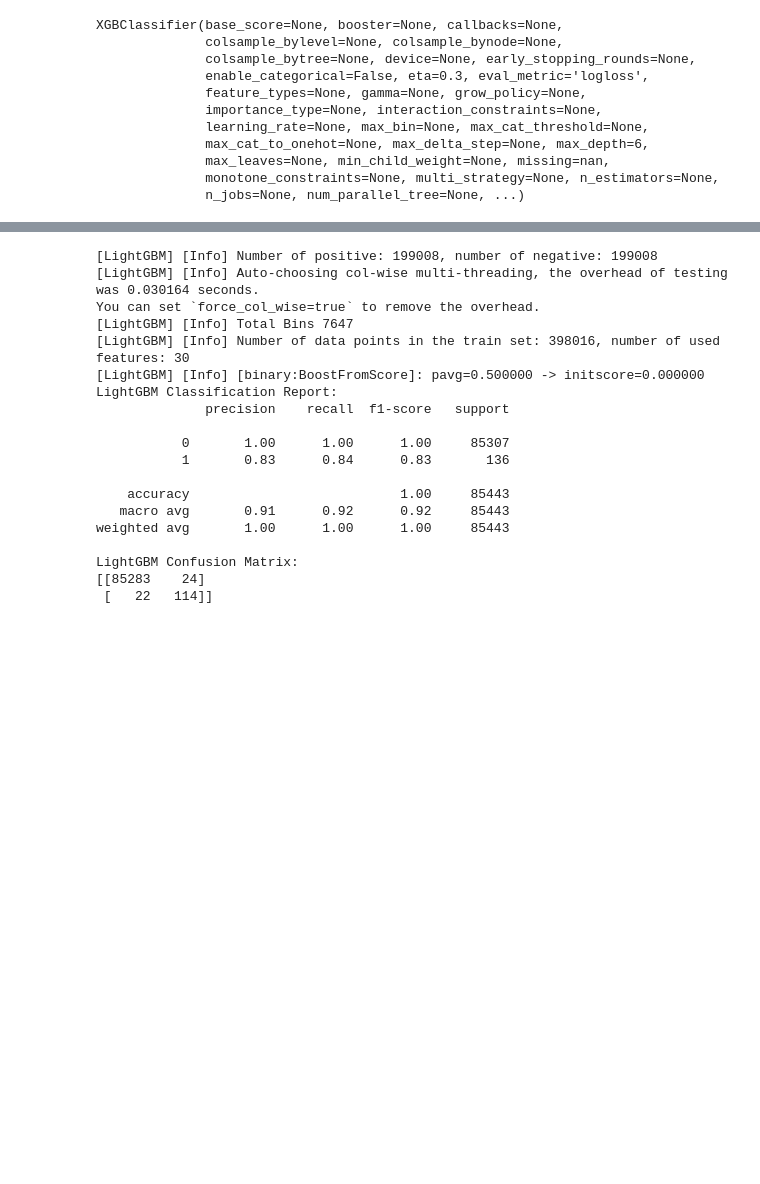
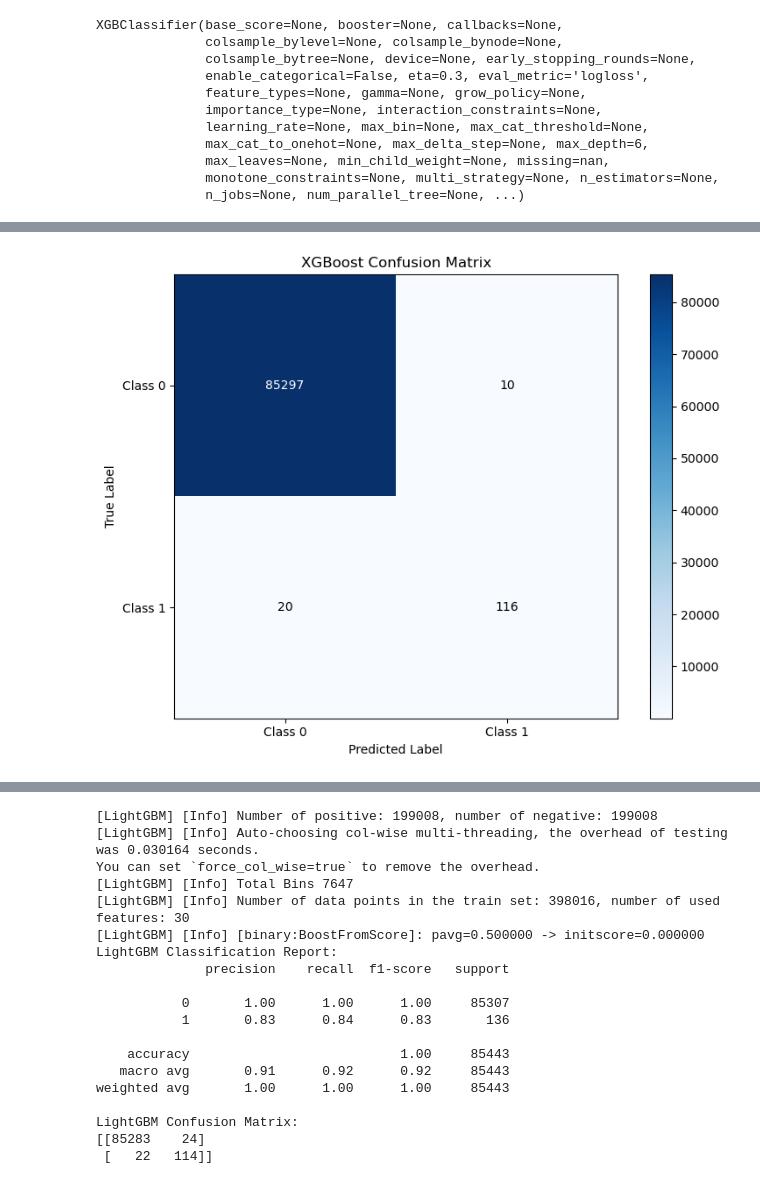
Before and after one commit to Cvetanka/Classification-Imballanced-data-set, a Jupyter notebook: Imbalanced_dataset_classification.ipynb, the cells around one changed output, grey strips where cells are left out. Drawn from its saved outputs; the diff is of its cells as text; code cells hidden in the pictures; blank space fills up the shorter version.

```diff
--- a/Imbalanced_dataset_classification.ipynb
+++ b/Imbalanced_dataset_classification.ipynb
@@ -234,0 +238,83 @@ XGBClassifier(base_score=None, booster=None, callbacks=None,
+# %%
+def train_xgboost_model(data):
+    """
+    Trains an XGBoost model on the provided dataset, evaluates its performance, and plots the confusion matrix.
+
+    This function performs the following steps:
+    1. Separates features and target from the provided dataset.
+    2. Splits the data into training and testing sets.
+    3. Scales the features using StandardScaler.
+    4. Handles class imbalance using the scale_pos_weight parameter.
+    5. Trains an XGBoost model on the training data.
+    6. Makes predictions on the test data.
+    7. Evaluates the model using classification report and confusion matrix.
+    8. Plots the confusion matrix.
+
+    Parameters:
+    data (pd.DataFrame): The input dataset containing features and the target column 'Class'.
+
+    Returns:
+    xgb_model (xgb.XGBClassifier): The trained XGBoost model.
+    """
+    # Separate features and target
+    X = data.drop('Class', axis=1)
+    y = data['Class']
+
+    # Split the data
+    X_train, X_test, y_train, y_test = train_test_split(X, y, test_size=0.3, random_state=42)
+
+    # Scale features
+    scaler = StandardScaler()
+    X_train = scaler.fit_transform(X_train)
+    X_test = scaler.transform(X_test)
+
+    # Calculate the scale_pos_weight parameter
+    scale_pos_weight = len(y_train[y_train == 0]) / len(y_train[y_train == 1])
+
+    # Train XGBoost model with scale_pos_weight to handle class imbalance
+    xgb_model = xgb.XGBClassifier(
+        objective='binary:logistic',
+        eval_metric='logloss',
+        use_label_encoder=False,
+        max_depth=6,
+        eta=0.3,
+        scale_pos_weight=scale_pos_weight
+    )
+    xgb_model.fit(X_train, y_train)
+
+    # Make predictions
+    xgb_pred = xgb_model.predict(X_test)
+    xgb_pred_proba = xgb_model.predict_proba(X_test)[:, 1]
+
+    # Evaluate the model
+    print("XGBoost Classification Report:")
+    print(classification_report(y_test, xgb_pred))
+
+    # Confusion Matrix
+    xgb_cm = confusion_matrix(y_test, xgb_pred)
+    print("XGBoost Confusion Matrix:")
+    print(xgb_cm)
+
+    # Plot confusion matrix
+    plt.figure(figsize=(8, 6))
+    plt.imshow(xgb_cm, interpolation='nearest', cmap='Blues')
+    plt.colorbar()
+    plt.xticks(ticks=[0, 1], labels=['Class 0', 'Class 1'])
+    plt.yticks(ticks=[0, 1], labels=['Class 0', 'Class 1'])
+    threshold = xgb_cm.max() / 2
+    for i in range(xgb_cm.shape[0]):
+        for j in range(xgb_cm.shape[1]):
+            color = "white" if xgb_cm[i, j] > threshold else "black"
+            plt.text(j, i, format(xgb_cm[i, j], 'd'), ha='center', va='center', color=color)
+    plt.title('XGBoost Confusion Matrix')
+    plt.xlabel('Predicted Label')
+    plt.ylabel('True Label')
+    plt.tight_layout()
+    plt.show()
+
+    return xgb_model
+
+
+
+trained_model = train_xgboost_model(card)
+# %% [output]
@@ -235,2 +334,3 @@ XGBClassifier(base_score=None, booster=None, callbacks=None,
+[figure, added]
 # %% [markdown]
 # LightGBM model
```
Also changed, not shown: parts of 7 cells of this notebook.
